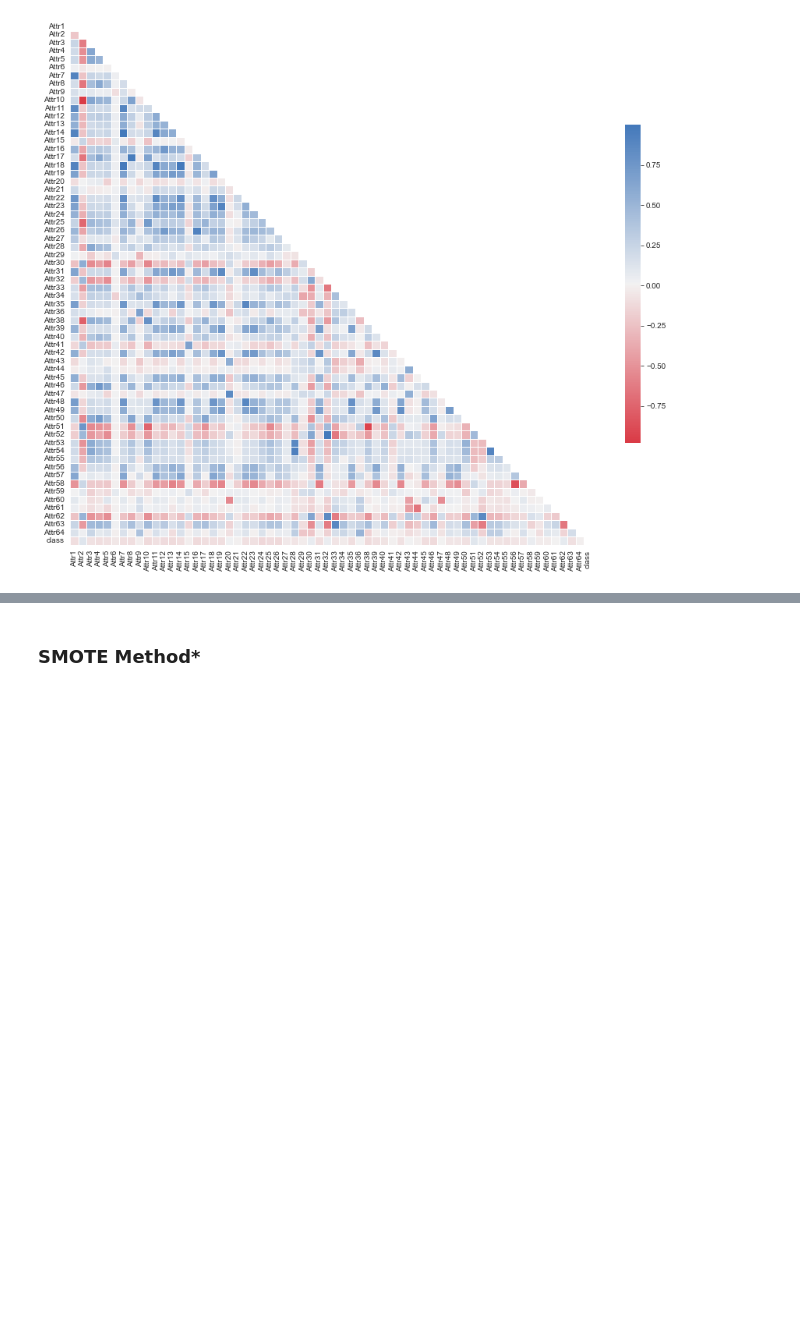
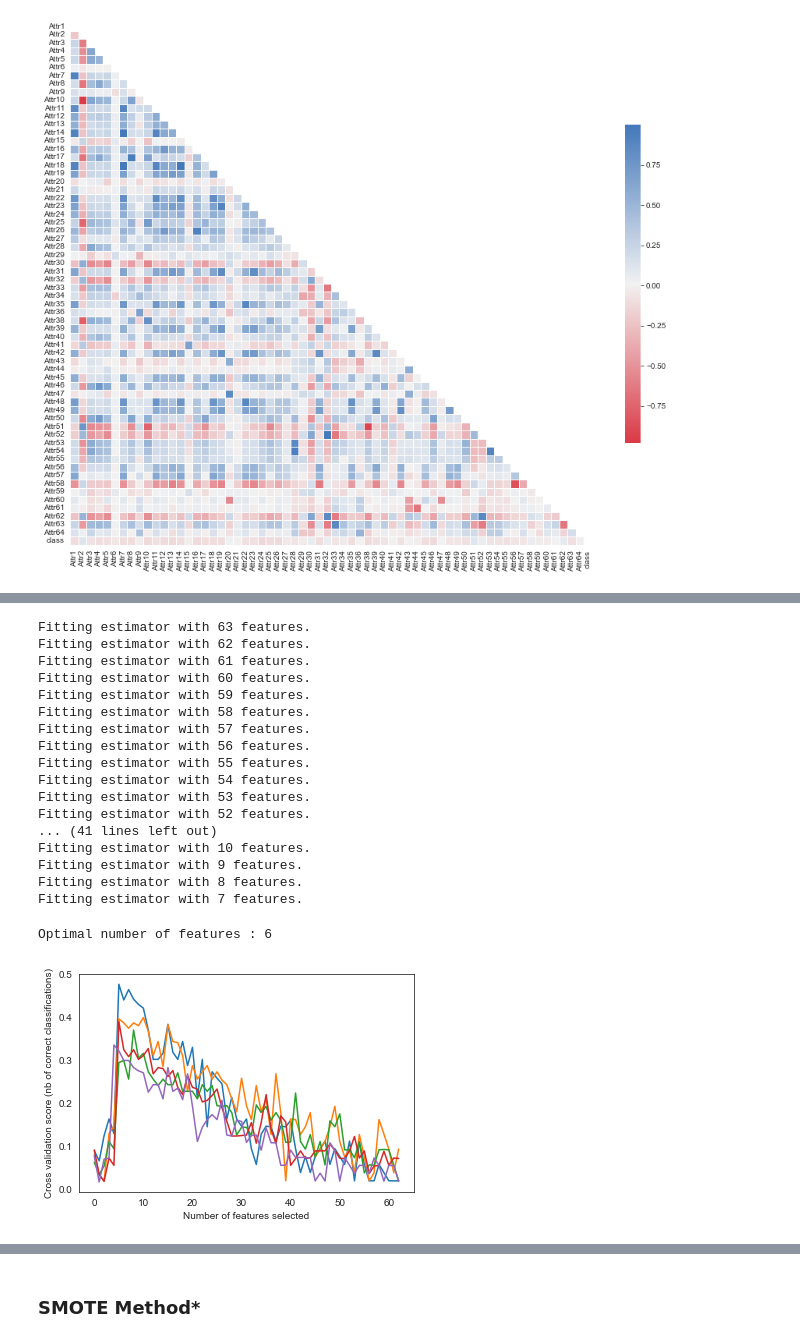
Before and after one commit to swapnalisonkusale/ML-Project-Group-7, a Jupyter notebook: Bankrupcy_try.ipynb, the cells around one changed output, grey strips where cells are left out. Saved outputs shown, nothing was run; the diff lists cells and outputs as text; code cells hidden in the pictures; blank space fills up the shorter version.

Commit message:
add feature selection RFECV and delete method of correlation

```diff
--- a/Bankrupcy_try.ipynb
+++ b/Bankrupcy_try.ipynb
@@ -607,0 +478,4 @@ df_final_relation.describe().round(5)
+# %%
+# split into train and test sets
+X = df_median_imputed.iloc[:,:63]
+y = df_median_imputed['class']
@@ -607,0 +484,43 @@ df_final_relation.describe().round(5)
+# %%
+# Set RandomForestClassifier as estimator for RFECV
+cart = RandomForestClassifier(random_state=42, n_estimators = 50)
+# Minimum number of features to consider
+min_features_to_select = 1
+# Set number of folds (it means that StratifiedKFold is the improved version of KFold,
+#we should prefer StratifiedKFold over KFold when dealing with classification tasks with imbalanced class distributions.)
+cv = RepeatedStratifiedKFold(n_splits=5, n_repeats=1, random_state=1) # =>  StratifiedKFold(n_splits=5)
+# Set cross-validation process
+rfecv = RFECV(estimator=cart, step=1, cv=cv,
+              scoring='f1',
+              min_features_to_select=min_features_to_select, n_jobs=-1,verbose=1)
+# Fit the model
+rfecv.fit(X, y)
+
+print("Optimal number of features : %d" % rfecv.n_features_)
+
+# Plot number of features VS. cross-validation scores
+plt.figure()
+plt.xlabel("Number of features selected")
+plt.ylabel("Cross validation score (nb of correct classifications)")
+plt.plot(rfecv.grid_scores_)
+plt.show()
+# %% [output]
+Fitting estimator with 63 features.
+Fitting estimator with 62 features.
+Fitting estimator with 61 features.
+Fitting estimator with 60 features.
+Fitting estimator with 59 features.
+Fitting estimator with 58 features.
+Fitting estimator with 57 features.
+Fitting estimator with 56 features.
+Fitting estimator with 55 features.
+Fitting estimator with 54 features.
+Fitting estimator with 53 features.
+Fitting estimator with 52 features.
+... (41 lines left out)
+Fitting estimator with 10 features.
+Fitting estimator with 9 features.
+Fitting estimator with 8 features.
+Fitting estimator with 7 features.
+Optimal number of features : 6
+[figure, added]
```
Also changed, not shown: parts of 53 cells of this notebook.
